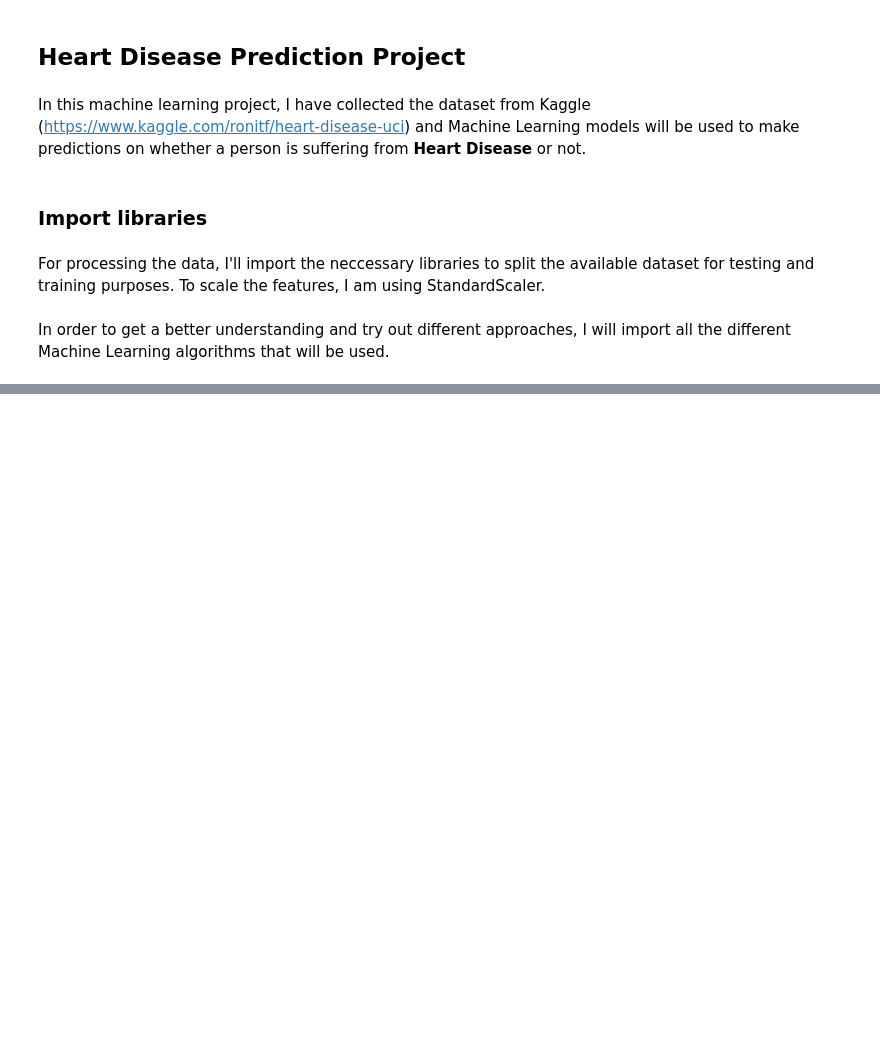
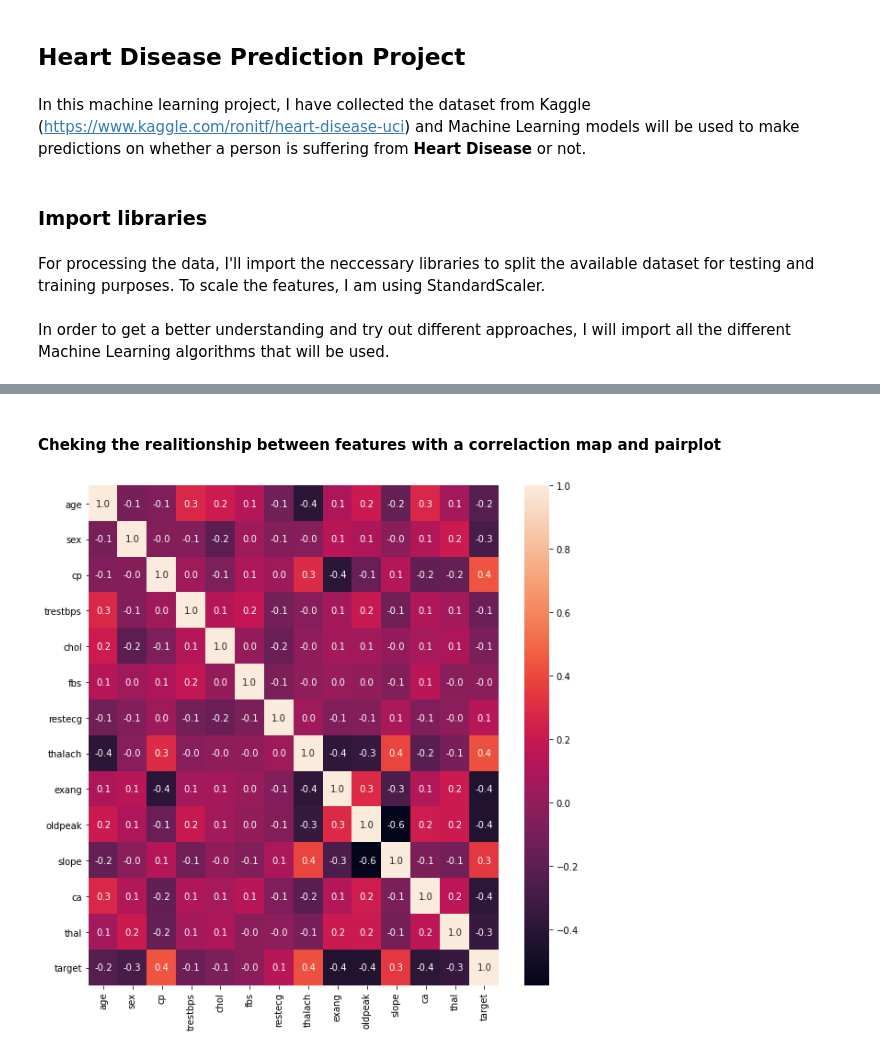
Before and after one commit to AdamHorvath12/Heart-Disease-Prediction, a Jupyter notebook: Heart-Disease-Prediction.ipynb, the cells around one changed output, grey strips where cells are left out. Saved outputs shown, nothing was run; the diff lists cells and outputs as text; code cells hidden in the pictures; blank space fills up the shorter version.

```diff
--- a/Heart-Disease-Prediction.ipynb
+++ b/Heart-Disease-Prediction.ipynb
@@ -27,0 +36,3 @@ from sklearn.ensemble import RandomForestClassifier #Random Forest Classifier
+# %%
+df = pd.read_csv('heart.csv') #read_csv since the file format of the downloaded data is csv
+df.head()
@@ -27,0 +105,8 @@ from sklearn.ensemble import RandomForestClassifier #Random Forest Classifier
+# %% [markdown]
+#### Cheking the realitionship between features with a correlaction map and pairplot
+# %%
+plt.figure(figsize=(10,10))
+sns.heatmap(df.corr(),annot=True,fmt='.1f')
+plt.show()
+# %% [output]
+[figure, added]
```
Also changed, not shown: parts of 37 cells of this notebook, 1 other file.
